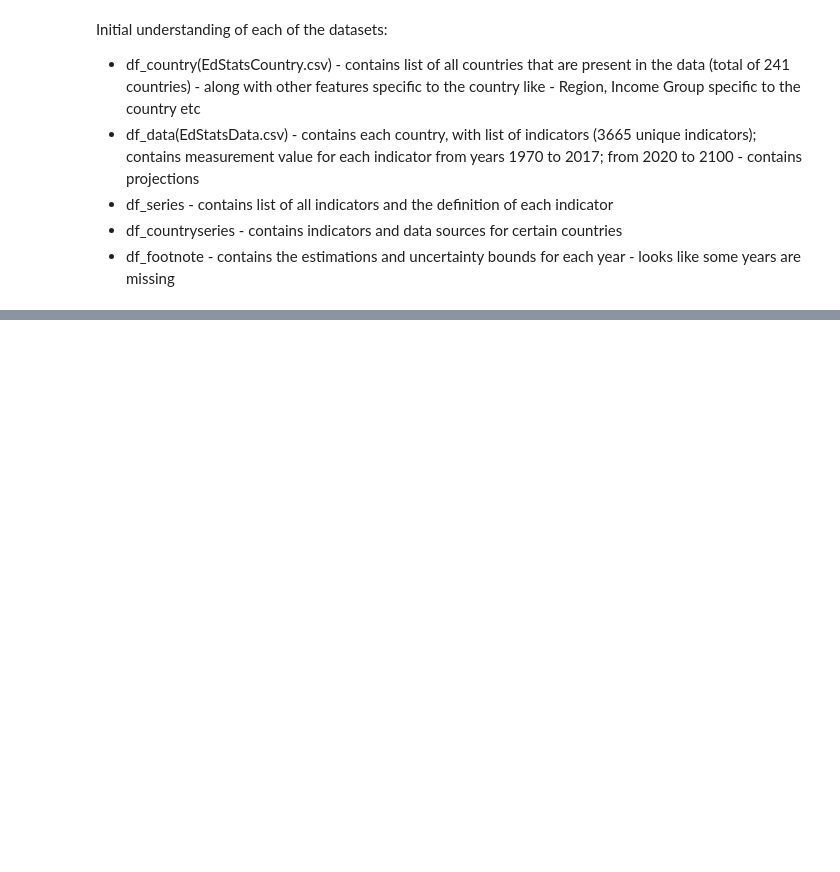
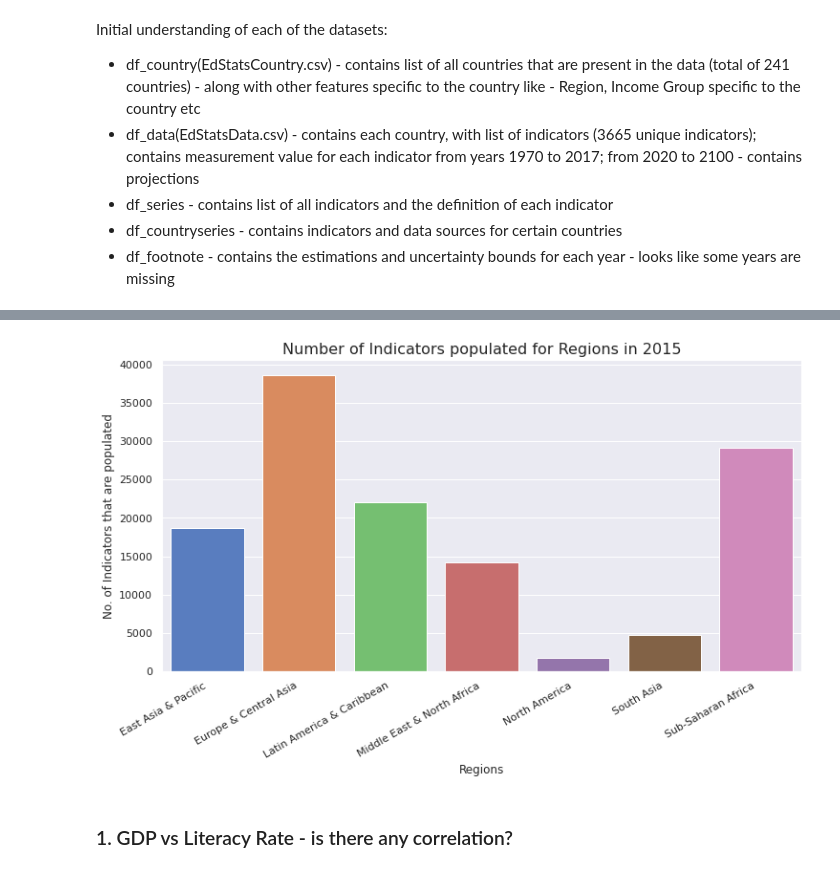
Before and after one commit to nikhilans/global-education-analysis, a Jupyter notebook: CH_Nikhila_N_S_World_Bank_Global_Education_Analysis_Capstone_Project.ipynb, the cells around one changed output, grey strips where cells are left out. Cells and saved outputs as stored; diff of their text form; code cells hidden in the pictures; blank space fills up the shorter version.

```diff
--- a/CH_Nikhila_N_S_World_Bank_Global_Education_Analysis_Capstone_Project.ipynb
+++ b/CH_Nikhila_N_S_World_Bank_Global_Education_Analysis_Capstone_Project.ipynb
@@ -227,6 +228,6 @@ array(['Adult literacy rate, population 15+ years, both sexes (%)',
        'Youth literacy rate, population 15-24 years, male (%)'],
       dtype=object)
 # %%
-df1 = pd.merge(df_data_subset, df_country[['Country Code', 'Region', 'Income Group']], how = 'left', on = 'Country Code').reset_index(drop=True)
+df1 = pd.merge(df_data_subset, df_country[['Country Code', 'Region', 'Income Group', 'Special Notes']], how = 'left', on = 'Country Code').reset_index(drop=True)
 df1.shape
 # %% [output]
@@ -551,0 +595,3 @@ Initial understanding of each of the datasets:
+# %%
+gp1 = df1.groupby('Region')['2015'].count().reset_index()
+gp1
@@ -551,0 +607,13 @@ Initial understanding of each of the datasets:
+# %%
+sns.set_theme()
+fig, ax = plt.subplots(figsize=(12,6))
+colors = sns.color_palette("muted")
+ax = sns.barplot(x="Region", y="2015", data=gp1, palette=colors)
+ax.set(xlabel='Regions',ylabel='No. of Indicators that are populated')
+ax.set_title('Number of Indicators populated for Regions in 2015', fontsize = 16)
+plt.setp(ax.get_xticklabels(), rotation=30, horizontalalignment='right')
+plt.show()
+# %% [output]
+[figure, added]
+# %% [markdown]
+### 1. GDP vs Literacy Rate - is there any correlation?
```
Also changed, not shown: parts of 27 cells of this notebook.
